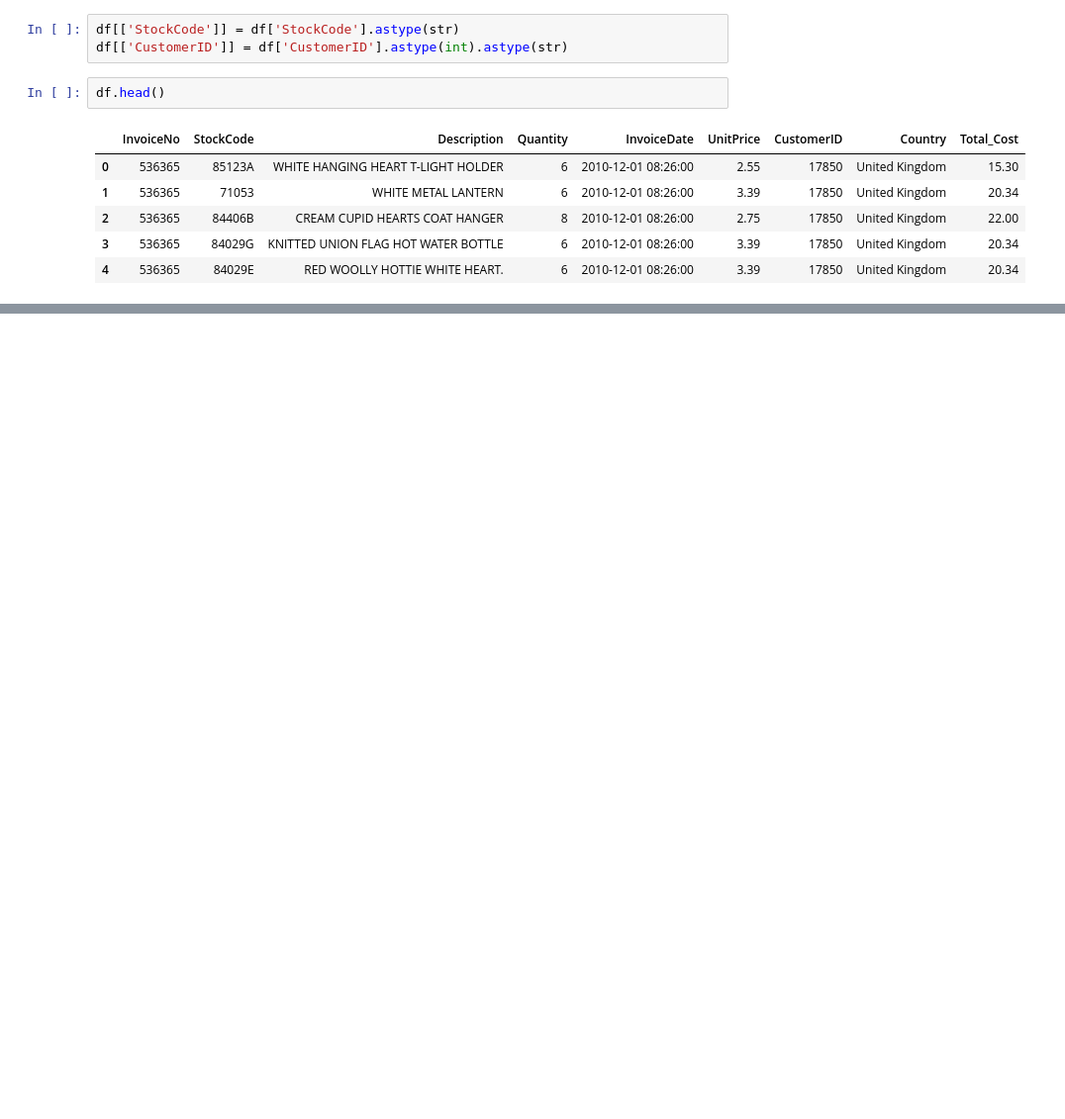
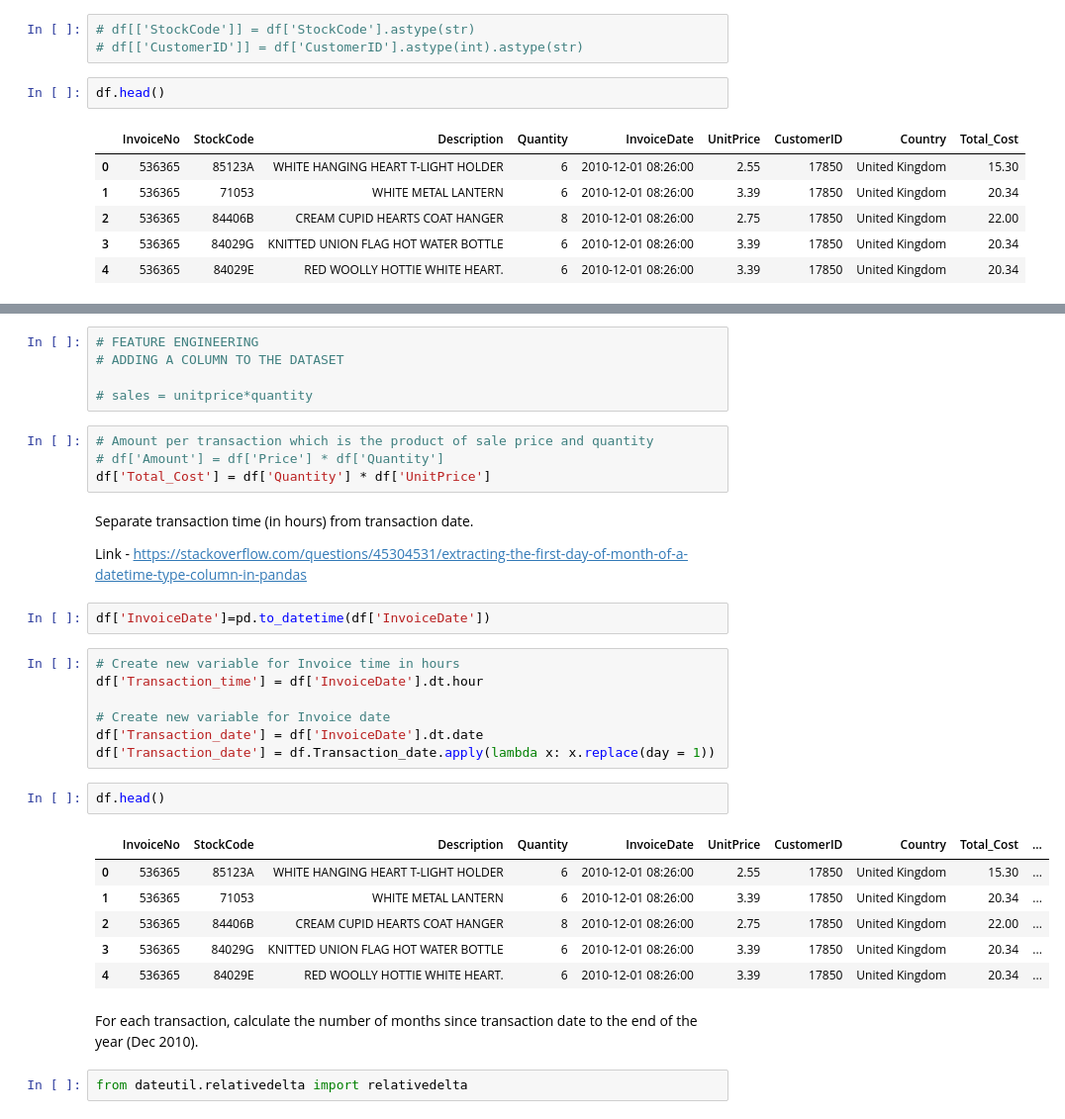
Before and after one commit to wasimkhan33/Online-Retail-Customer-Segmentation, a Jupyter notebook: Online_Retail_Customer_Segmentation_Capstone_Project.ipynb, the cells around one changed output, grey strips where cells are left out. Shown: that part at 99% size. Cells and saved outputs as stored; diff of their text form; blank space fills up the shorter version.

Commit message:
Feature engineering - building feature for RFM model also extracting date time features

```diff
--- a/Online_Retail_Customer_Segmentation_Capstone_Project.ipynb
+++ b/Online_Retail_Customer_Segmentation_Capstone_Project.ipynb
@@ -577,6 +579,6 @@ df.drop(index= indx, inplace= True)
 # %%
-df[['StockCode']] = df['StockCode'].astype(str)
-df[['CustomerID']] = df['CustomerID'].astype(int).astype(str)
+# df[['StockCode']] = df['StockCode'].astype(str)
+# df[['CustomerID']] = df['CustomerID'].astype(int).astype(str)
 # %%
 df.head()
 # %% [output]
@@ -588,0 +614,35 @@ df.head()
+# %%
+# FEATURE ENGINEERING
+# ADDING A COLUMN TO THE DATASET
+
+# sales = unitprice*quantity
+# %%
+# Amount per transaction which is the product of sale price and quantity
+# df['Amount'] = df['Price'] * df['Quantity']
+df['Total_Cost'] = df['Quantity'] * df['UnitPrice']
+# %% [markdown]
+Separate transaction time (in hours) from transaction date.
+
+Link - https://stackoverflow.com/questions/45304531/extracting-the-first-day-of-month-of-a-datetime-type-column-in-pandas
+# %%
+df['InvoiceDate']=pd.to_datetime(df['InvoiceDate'])
+# %%
+# Create new variable for Invoice time in hours
+df['Transaction_time'] = df['InvoiceDate'].dt.hour
+
+# Create new variable for Invoice date
+df['Transaction_date'] = df['InvoiceDate'].dt.date
+df['Transaction_date'] = df.Transaction_date.apply(lambda x: x.replace(day = 1))
+# %%
+df.head()
+# %% [output]
+|  | InvoiceNo | StockCode | Description | Quantity | InvoiceDate | UnitPrice | CustomerID | Country | Total_Cost | ... |
+| 0 | 536365 | 85123A | WHITE HANGING HEART T-LIGHT HOLDER | 6 | 2010-12-01 08:26:00 | 2.55 | 17850 | United Kingdom | 15.30 | ... |
+| 1 | 536365 | 71053 | WHITE METAL LANTERN | 6 | 2010-12-01 08:26:00 | 3.39 | 17850 | United Kingdom | 20.34 | ... |
+| 2 | 536365 | 84406B | CREAM CUPID HEARTS COAT HANGER | 8 | 2010-12-01 08:26:00 | 2.75 | 17850 | United Kingdom | 22.00 | ... |
+| 3 | 536365 | 84029G | KNITTED UNION FLAG HOT WATER BOTTLE | 6 | 2010-12-01 08:26:00 | 3.39 | 17850 | United Kingdom | 20.34 | ... |
+| 4 | 536365 | 84029E | RED WOOLLY HOTTIE WHITE HEART. | 6 | 2010-12-01 08:26:00 | 3.39 | 17850 | United Kingdom | 20.34 | ... |
+# %% [markdown]
+For each transaction, calculate the number of months since transaction date to the end of the year (Dec 2010).
+# %%
+from dateutil.relativedelta import relativedelta
```
Also changed, not shown: parts of 7 cells of this notebook.
